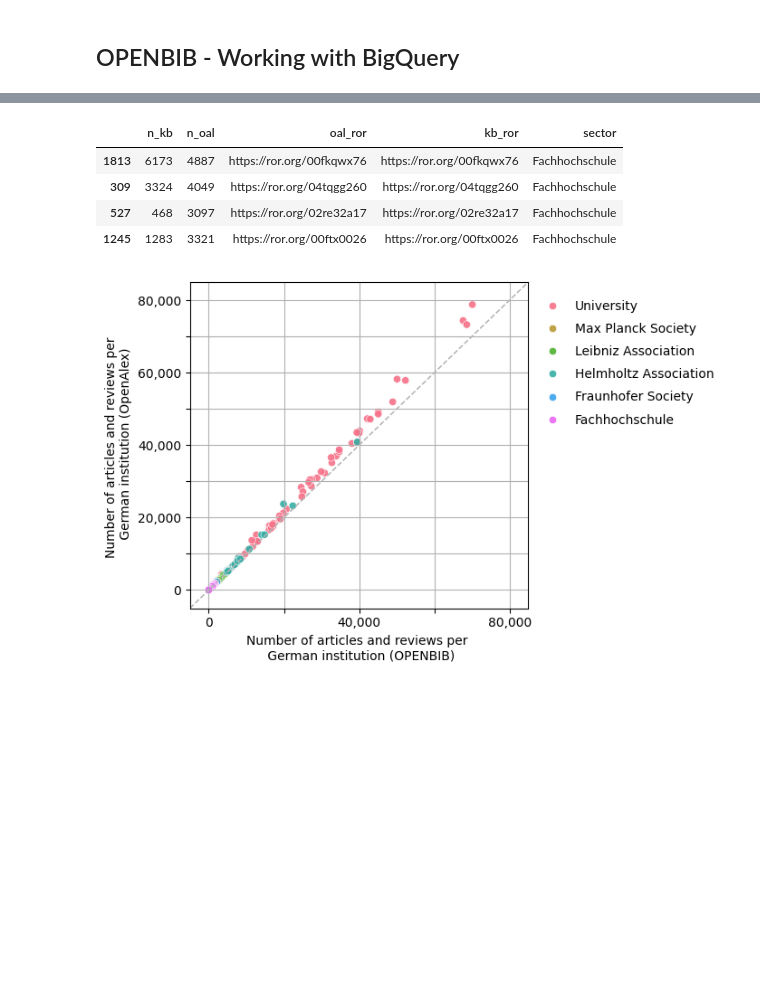
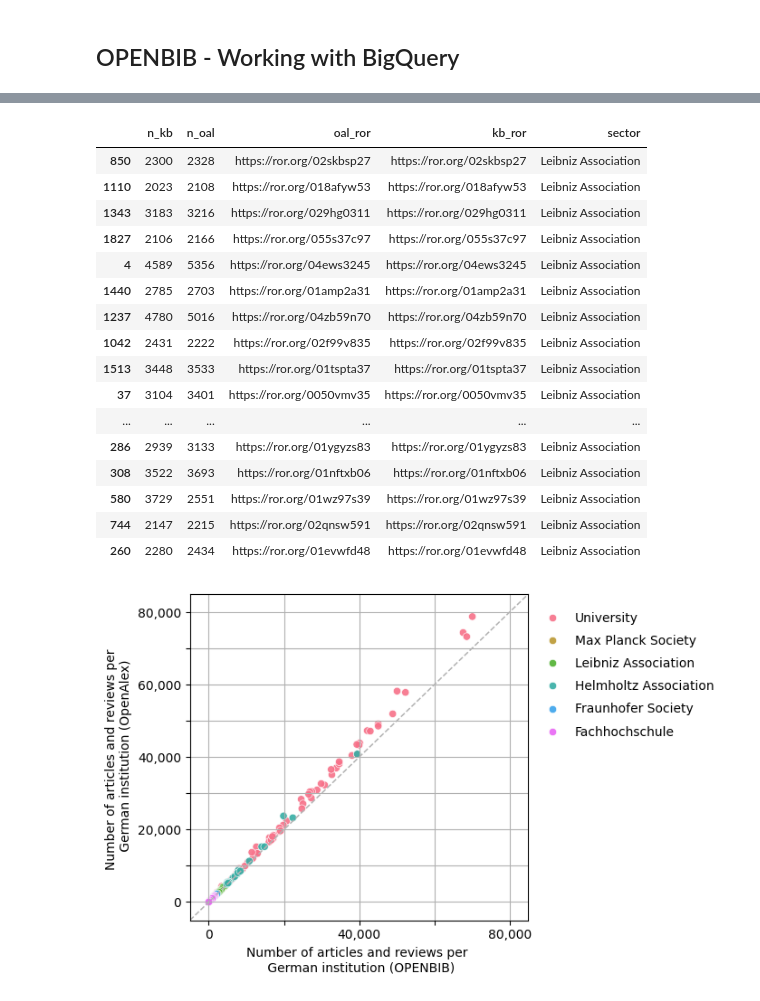
Before and after one commit to kbopenbib/kbopenbib_data, a Jupyter notebook: examples/bigquery_notebook.ipynb, the cells around one changed output, grey strips where cells are left out. Cells and saved outputs as stored; diff of their text form; code cells hidden in the pictures; blank space fills up the shorter version.

```diff
--- a/examples/bigquery_notebook.ipynb
+++ b/examples/bigquery_notebook.ipynb
@@ -17,6 +16,9 @@ openbib_inst = client.query(f"""
                                 FROM `subugoe-collaborative.openbib.kb_a_addr_inst` AS inst, UNNEST(kb_sector_id) AS sector
                                 JOIN `subugoe-collaborative.openbib.kb_inst` AS kb_inst
                                   ON inst.kb_inst_id = kb_inst.kb_inst_id
+                                JOIN `subugoe-collaborative.openalex.works` AS o
+                                    ON inst.doi = o.doi
+                                WHERE publication_year BETWEEN 2014 AND 2024
                                 GROUP BY kb_ror, sector
                             ) AS kb
                             JOIN (
@@ -173,11 +174,23 @@ fig.savefig('kb_institution_disambiguation.png', format='png', bbox_inches='tigh
 # %%
-openbib_inst_plot[(openbib_inst_plot.sector == 'Fachhochschule') & (openbib_inst_plot.n_oal > 3000)]
+openbib_inst_plot[(openbib_inst_plot.sector == 'Leibniz Association') & (openbib_inst_plot.n_kb > 2000)]
 # %% [output]
 |  | n_kb | n_oal | oal_ror | kb_ror | sector |
-| 1813 | 6173 | 4887 | https://ror.org/00fkqwx76 | https://ror.org/00fkqwx76 | Fachhochschule |
-| 309 | 3324 | 4049 | https://ror.org/04tqgg260 | https://ror.org/04tqgg260 | Fachhochschule |
-| 527 | 468 | 3097 | https://ror.org/02re32a17 | https://ror.org/02re32a17 | Fachhochschule |
-| 1245 | 1283 | 3321 | https://ror.org/00ftx0026 | https://ror.org/00ftx0026 | Fachhochschule |
+| 850 | 2300 | 2328 | https://ror.org/02skbsp27 | https://ror.org/02skbsp27 | Leibniz Association |
+| 1110 | 2023 | 2108 | https://ror.org/018afyw53 | https://ror.org/018afyw53 | Leibniz Association |
+| 1343 | 3183 | 3216 | https://ror.org/029hg0311 | https://ror.org/029hg0311 | Leibniz Association |
+| 1827 | 2106 | 2166 | https://ror.org/055s37c97 | https://ror.org/055s37c97 | Leibniz Association |
+| 4 | 4589 | 5356 | https://ror.org/04ews3245 | https://ror.org/04ews3245 | Leibniz Association |
+| 1440 | 2785 | 2703 | https://ror.org/01amp2a31 | https://ror.org/01amp2a31 | Leibniz Association |
+| 1237 | 4780 | 5016 | https://ror.org/04zb59n70 | https://ror.org/04zb59n70 | Leibniz Association |
+| 1042 | 2431 | 2222 | https://ror.org/02f99v835 | https://ror.org/02f99v835 | Leibniz Association |
+| 1513 | 3448 | 3533 | https://ror.org/01tspta37 | https://ror.org/01tspta37 | Leibniz Association |
+| 37 | 3104 | 3401 | https://ror.org/0050vmv35 | https://ror.org/0050vmv35 | Leibniz Association |
+| ... | ... | ... | ... | ... | ... |
+| 286 | 2939 | 3133 | https://ror.org/01ygyzs83 | https://ror.org/01ygyzs83 | Leibniz Association |
+| 308 | 3522 | 3693 | https://ror.org/01nftxb06 | https://ror.org/01nftxb06 | Leibniz Association |
+| 580 | 3729 | 2551 | https://ror.org/01wz97s39 | https://ror.org/01wz97s39 | Leibniz Association |
+| 744 | 2147 | 2215 | https://ror.org/02qnsw591 | https://ror.org/02qnsw591 | Leibniz Association |
+| 260 | 2280 | 2434 | https://ror.org/01evwfd48 | https://ror.org/01evwfd48 | Leibniz Association |
 # %%
 doc_sectors_df = client.query(f"""
                               SELECT COUNT(DISTINCT(dt.doi)) AS n, kb_inst_id AS institution, sector, is_research
```
Also changed, not shown: parts of 3 cells of this notebook, 2 other files.
